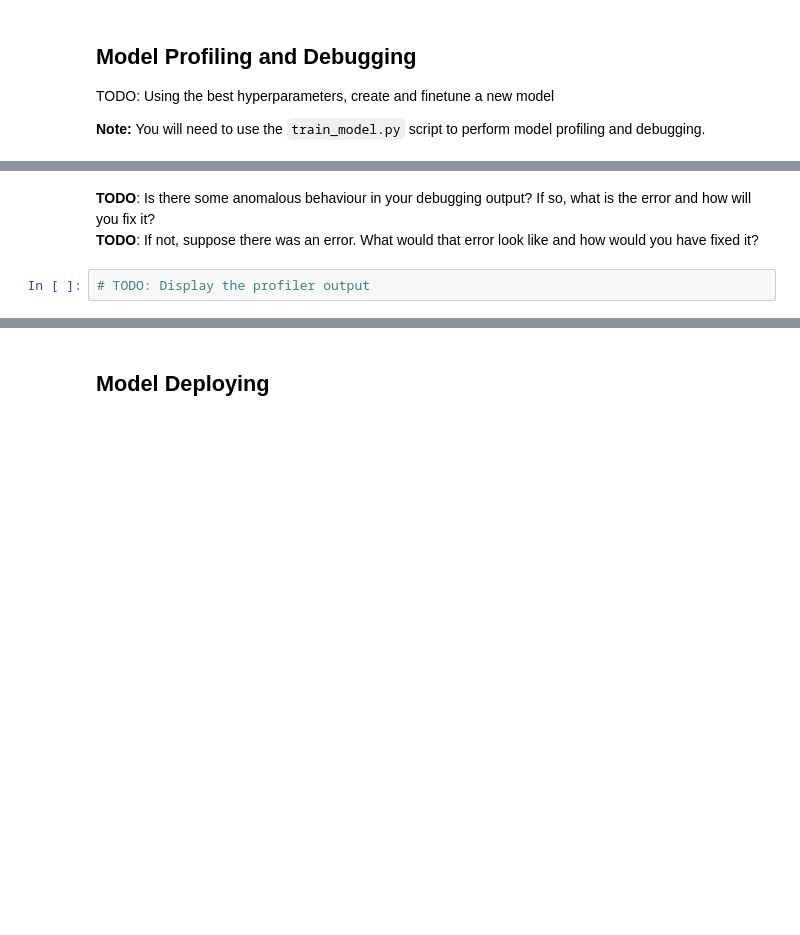
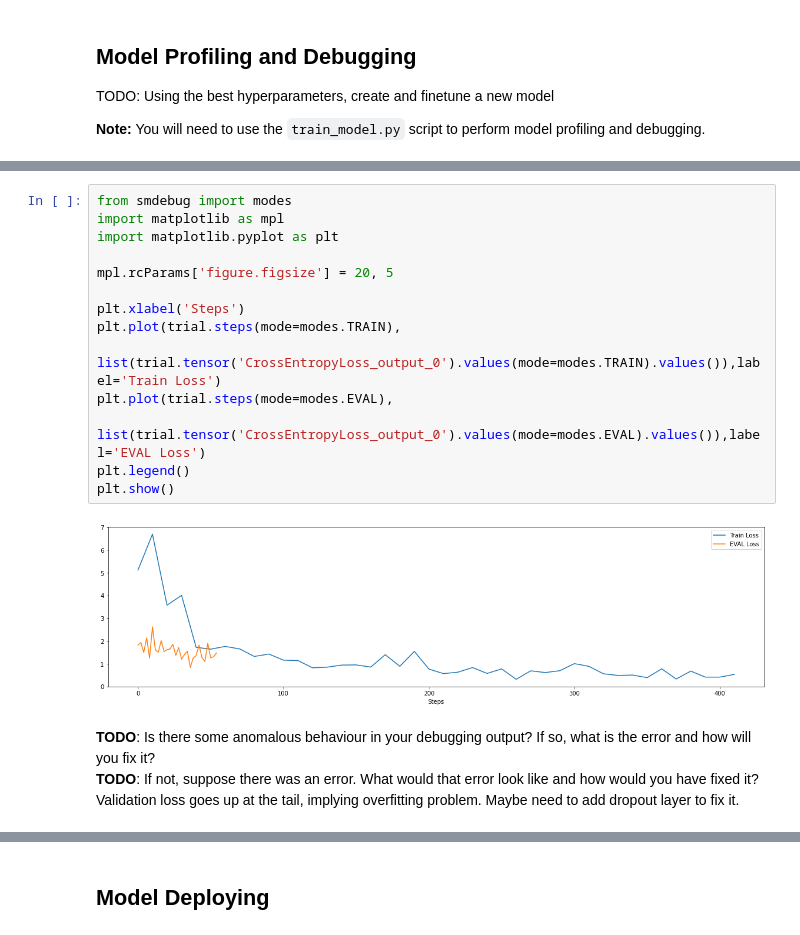
Before and after one commit to chloeqiao/image-classification-sagemaker, a Jupyter notebook: train_and_deploy.ipynb, the cells around one changed output, grey strips where cells are left out. Drawn from its saved outputs; the diff is of its cells as text; blank space fills up the shorter version.

```diff
--- a/train_and_deploy.ipynb
+++ b/train_and_deploy.ipynb
@@ -261,5 +313,20 @@ print(len(trial.tensor("CrossEntropyLoss_output_0").steps(mode=ModeKeys.PREDICT)
+# %%
+from smdebug import modes
+import matplotlib as mpl
+import matplotlib.pyplot as plt
+
+mpl.rcParams['figure.figsize'] = 20, 5
+
+plt.xlabel('Steps')
+plt.plot(trial.steps(mode=modes.TRAIN),
+         list(trial.tensor('CrossEntropyLoss_output_0').values(mode=modes.TRAIN).values()),label='Train Loss')
+plt.plot(trial.steps(mode=modes.EVAL),
+         list(trial.tensor('CrossEntropyLoss_output_0').values(mode=modes.EVAL).values()),label='EVAL Loss')
+plt.legend()
+plt.show()
+# %% [output]
+[figure, added]
 # %% [markdown]
 **TODO**: Is there some anomalous behaviour in your debugging output? If so, what is the error and how will you fix it?
 **TODO**: If not, suppose there was an error. What would that error look like and how would you have fixed it?
+Validation loss goes up at the tail, implying overfitting problem. Maybe need to add dropout layer to fix it.
-# %%
-# TODO: Display the profiler output
```
Also changed, not shown: parts of 13 cells of this notebook, 16 other files.
